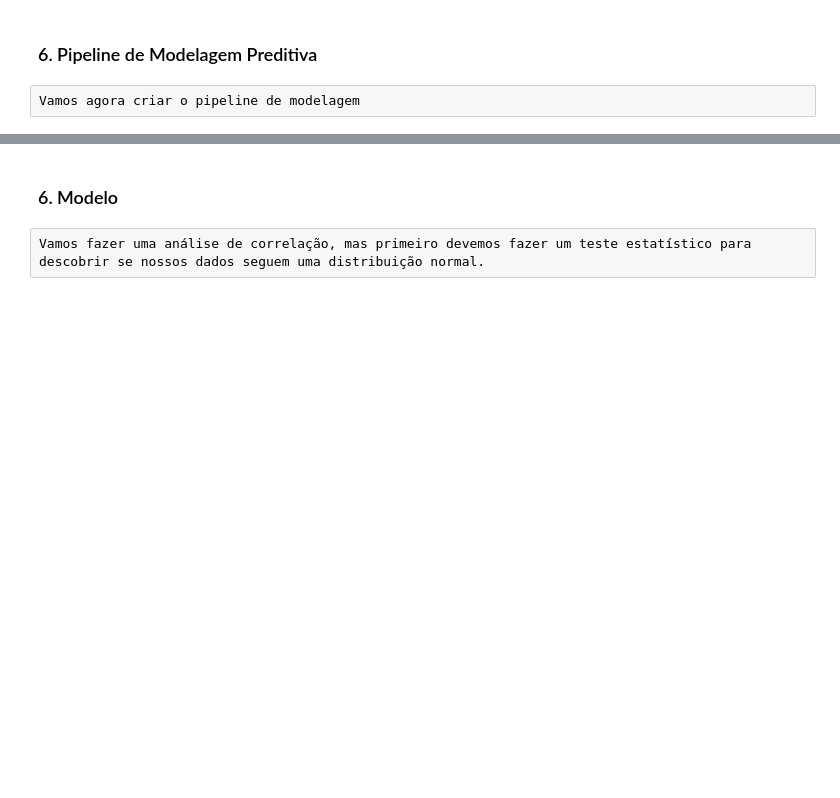
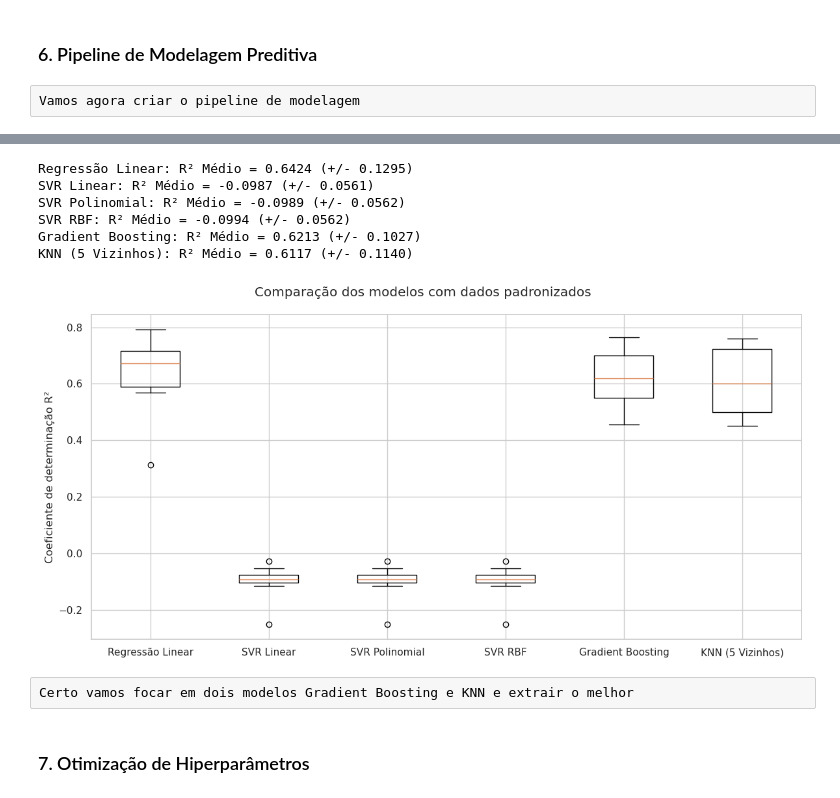
Before and after one commit to hugogsmendes/Houses-prediction, a Jupyter notebook: models_ml/model.ipynb, the cells around one changed output, grey strips where cells are left out. Drawn from its saved outputs; the diff is of its cells as text; code cells hidden in the pictures; blank space fills up the shorter version.

Commit message:
Treinando o modelo, ajustando hiperparametros para extrair o melhor modelo

```diff
--- a/models_ml/model.ipynb
+++ b/models_ml/model.ipynb
@@ -582,0 +545,9 @@ X[colunas_nao_binarias]
+# %%
+# Algoritmos
+models_linear = []
+models_linear.append(("Regressão Linear", LinearRegression()))
+models_linear.append(("SVR Linear", SVR(kernel="linear")))
+models_linear.append(("SVR Polinomial", SVR(kernel="poly")))
+models_linear.append(("SVR RBF", SVR(kernel="rbf")))
+models_linear.append(("Gradient Boosting", GradientBoostingRegressor(random_state=42)))
+models_linear.append(("KNN (5 Vizinhos)", KNeighborsRegressor()))
@@ -583,4 +556,18 @@ X[colunas_nao_binarias]
 # %%
-pipeline = Pipeline(steps=[
+results = []
+names = []
+for name, model in models_linear:
+    pipeline = Pipeline(steps=[
     ('scaler', StandardScaler(with_mean=False)),
-])
+    ('model', model)])
+    scores = cross_val_score(pipeline, X_treino, y_treino, cv=kfold, scoring='r2')
+    results.append(scores)
+    names.append(name)
+    print(f"{name}: R² Médio = {scores.mean():.4f} (+/- {scores.std():.4f})")
+# %% [output]
+Regressão Linear: R² Médio = 0.6424 (+/- 0.1295)
+SVR Linear: R² Médio = -0.0987 (+/- 0.0561)
+SVR Polinomial: R² Médio = -0.0989 (+/- 0.0562)
+SVR RBF: R² Médio = -0.0994 (+/- 0.0562)
+Gradient Boosting: R² Médio = 0.6213 (+/- 0.1027)
+KNN (5 Vizinhos): R² Médio = 0.6117 (+/- 0.1140)
@@ -608,4 +574,16 @@ df_limpo_padronizado.head()
+# %%
+# Comparação dos Modelos
+fig = plt.figure(figsize=(12,6))
+fig.suptitle("Comparação dos modelos com dados padronizados")
+ax = fig.add_subplot(111)
+plt.boxplot(results)
+ax.set_xticklabels(names)
+plt.ylabel("Coeficiente de determinação R²")
+plt.tight_layout()
+plt.show()
+# %% [output]
+[figure, added]
+# %% [raw]
+Certo vamos focar em dois modelos Gradient Boosting e KNN e extrair o melhor
 # %% [markdown]
-### 6. Modelo
+### 7. Otimização de Hiperparâmetros
-# %% [raw]
-Vamos fazer uma análise de correlação, mas primeiro devemos fazer um teste estatístico para descobrir se nossos dados seguem uma distribuição normal.
```
Also changed, not shown: parts of 46 cells of this notebook.
